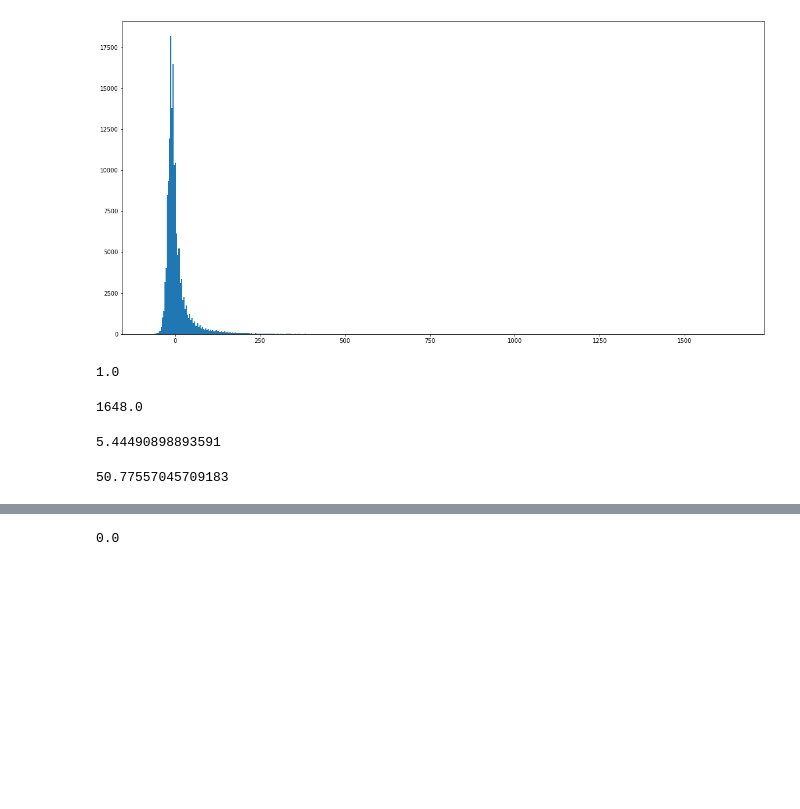
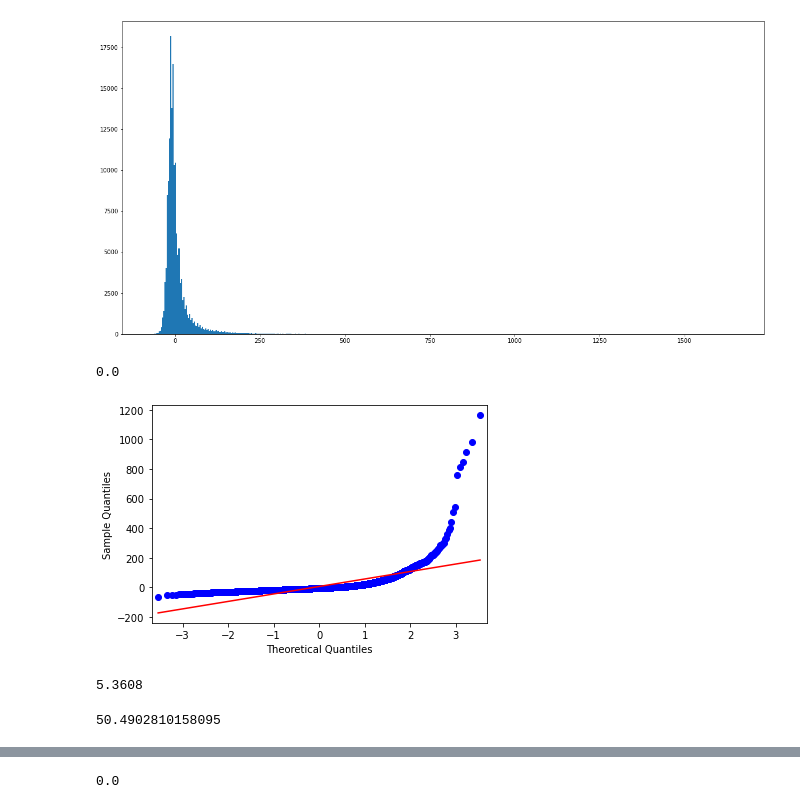
Before and after one commit to Noah2252/Lighthouse-Lab-Midterm-Project, a Jupyter notebook: exploratory_analysis.ipynb, the cells around one changed output, grey strips where cells are left out. Drawn from its saved outputs; the diff is of its cells as text; code cells hidden in the pictures; blank space fills up the shorter version.

```diff
--- a/exploratory_analysis.ipynb
+++ b/exploratory_analysis.ipynb
@@ -71,4 +76,4 @@ plt.show()
 # %%
- stats.shapiro(delay).pvalue
+ stats.shapiro(delay_sample).pvalue
 # %% [output]
-1.0
+0.0
@@ -77,5 +80,10 @@ stats.lognorm()
-# %%
-delay.max()
-# %% [output]
-1648.0
+# %%
+from statsmodels.graphics.gofplots import qqplot
+from matplotlib import pyplot
+
+
+qqplot(delay_sample, line='s')
+pyplot.show()
+# %% [output]
+[figure, added]
 # %%
@@ -84,11 +92,11 @@ conf_int = stats.norm.interval(0.68, loc=delay.mean(),
 # %%
-delay.mean()
+delay_sample.mean()
 # %% [output]
-5.44490898893591
+5.3608
 # %%
-delay.std()
+delay_sample.std()
 # %% [output]
-50.77557045709183
+50.4902810158095
 # %%
 conf_int
 # %% [output]
```
Also changed, not shown: parts of 115 cells of this notebook.
